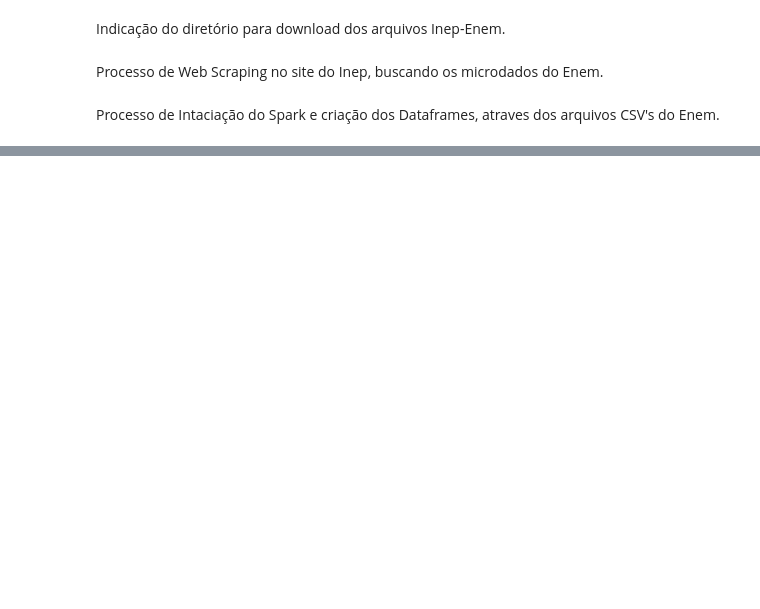
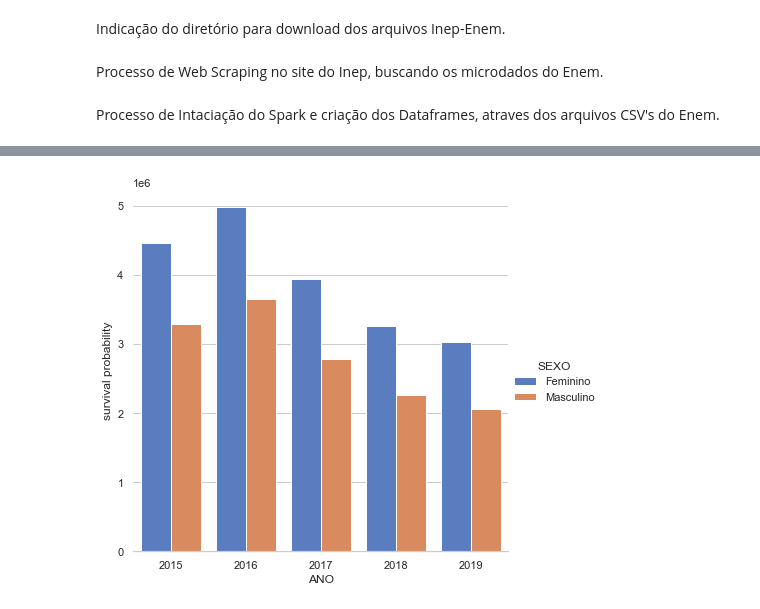
Before and after one commit to projetobigdatasenac2020/ProjetoFinalBigData, a Jupyter notebook: ProjetoFinal - Spark - HD.ipynb, the cells around one changed output, grey strips where cells are left out. Drawn from its saved outputs; the diff is of its cells as text; code cells hidden in the pictures; blank space fills up the shorter version.

```diff
--- a/ProjetoFinal - Spark - HD.ipynb
+++ b/ProjetoFinal - Spark - HD.ipynb
@@ -1664,8 +1709,19 @@ print('Quantidade de inscriçoes por Sexo por Ano.')
 print('')
 print(f'Consulta inciada -  {datetime.now()}')
 
+# Apresentando os valores da consulta SQL no Spark
 sqlContext.sql('SELECT NU_ANO AS ANO, SEXO, COUNT(*) AS QTDE_INSCRICAO, ROUND((COUNT(*)/(SELECT COUNT(*)/100 FROM enemtb)),2) AS PERCENTUAL FROM enemtb GROUP BY NU_ANO, SEXO ORDER BY NU_ANO, COUNT(*) DESC').show()
 
+# Criação do dataframe com os valores selecionados
+df_grafico = sqlContext.sql('SELECT NU_ANO AS ANO, SEXO, COUNT(*) AS QTDE_INSCRICAO, ROUND((COUNT(*)/(SELECT COUNT(*)/100 FROM enemtb)),2) AS PERCENTUAL FROM enemtb GROUP BY NU_ANO, SEXO ORDER BY NU_ANO, COUNT(*) DESC').toPandas()
+
+# Apresentando o grafico do Dataframe df_grafico.
+sns.set(style="whitegrid")
+
+g = sns.catplot(x="ANO", y="QTDE_INSCRICAO", hue="SEXO", data=df_grafico, height=6, kind="bar", palette="muted")
+g.despine(left=True)
+g.set_ylabels("survival probability")
+
 print(f'Consulta realizada com sucesso -  {datetime.now()}')
 # %% [output]
 Quantidade de inscriçoes por Sexo por Ano.
@@ -1690,3 +1746,4 @@ Consulta realizada com sucesso -  2020-08-25 19:13:30.637108
+[figure, added]
 # %%
 print('Quantidade de inscriçoes por Estado Civil.')
 print('')
```
Also changed, not shown: parts of 246 cells of this notebook.
